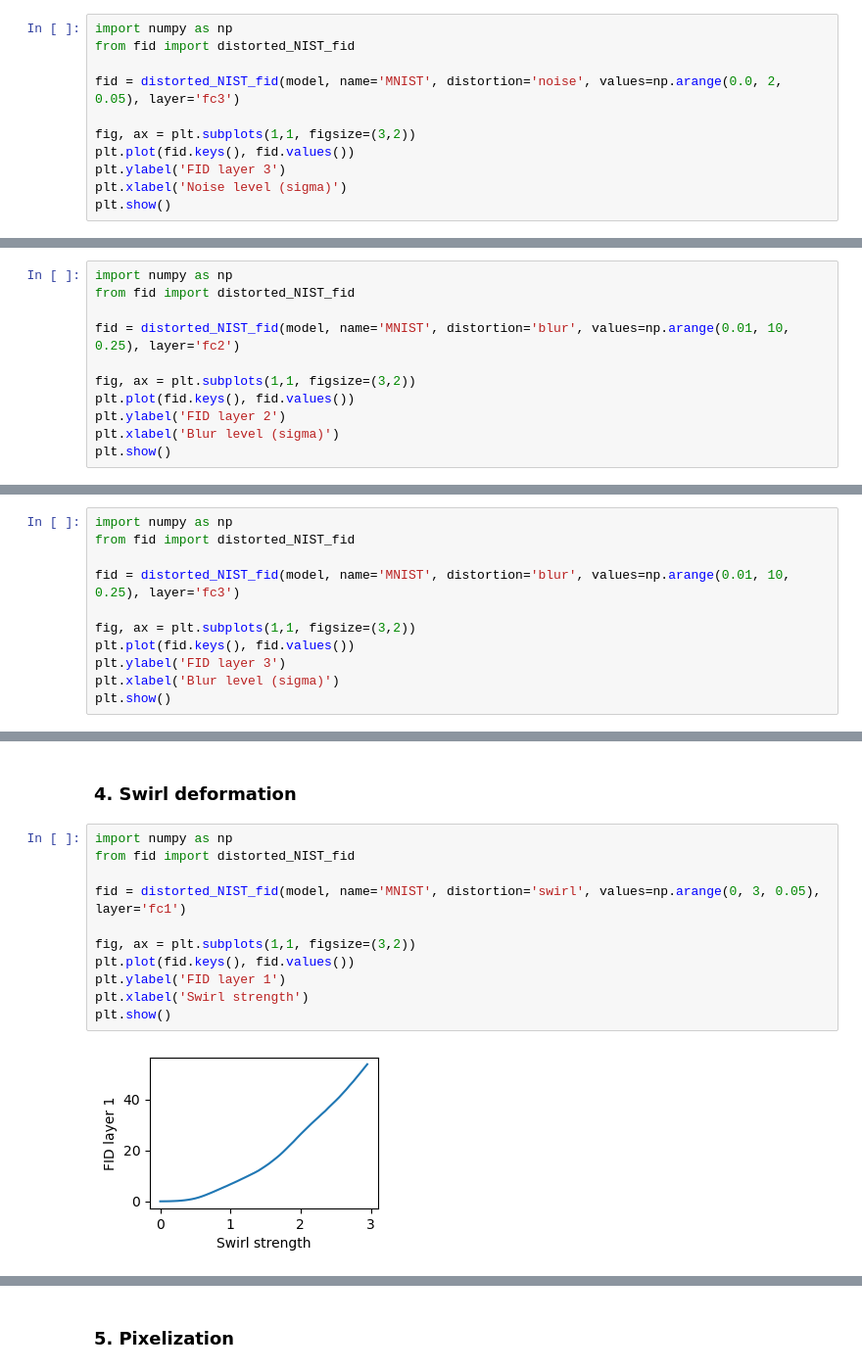
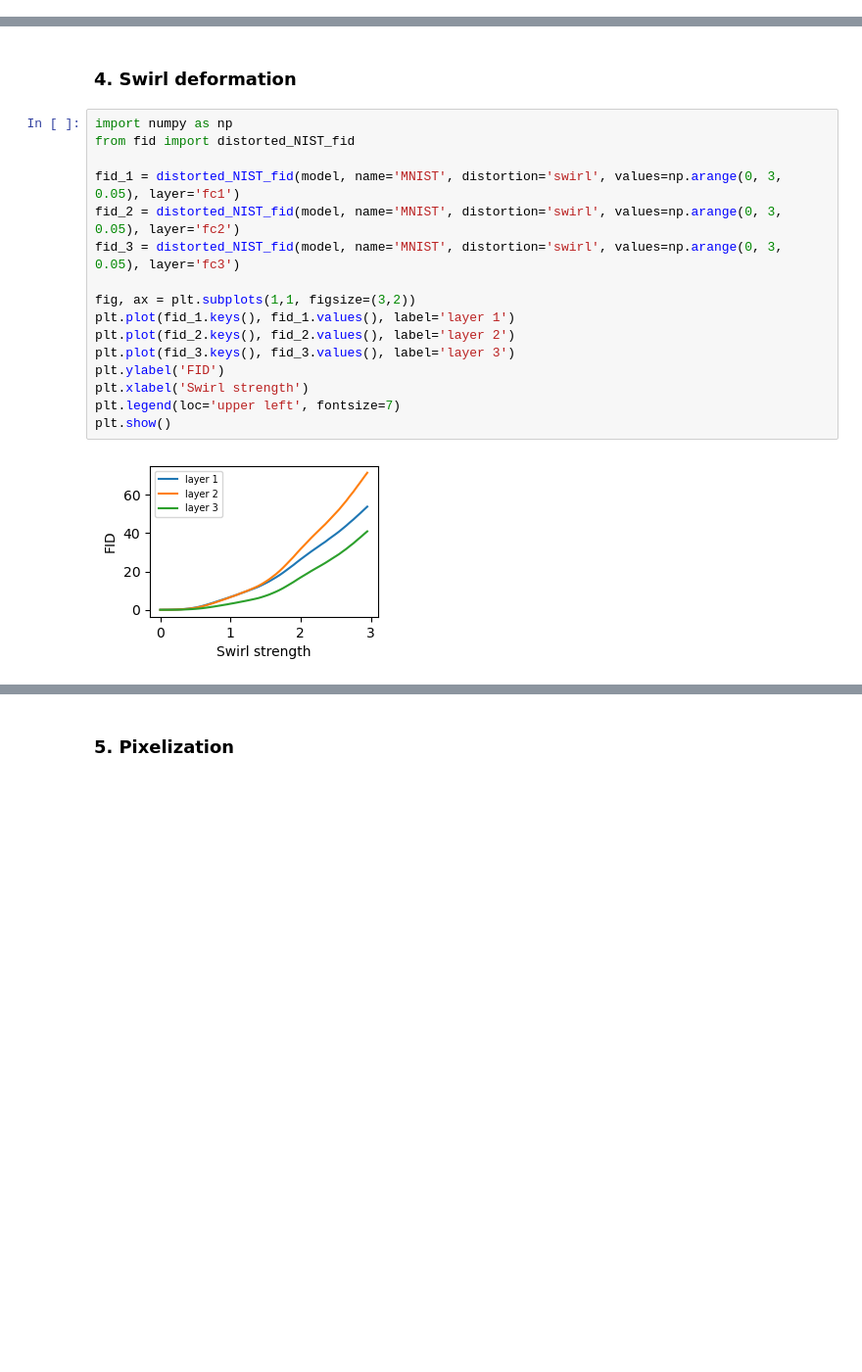
Before and after one commit to dfaroughy/FID-MNIST, a Jupyter notebook: FID_MNIST.ipynb, the cells around one changed output, grey strips where cells are left out. Shown at 98% size. Drawn from its saved outputs; the diff is of its cells as text; blank space fills up the shorter version.

```diff
--- a/FID_MNIST.ipynb
+++ b/FID_MNIST.ipynb
@@ -184,11 +209,0 @@ plt.show()
-# %%
-import numpy as np
-from fid import distorted_NIST_fid
-
-fid = distorted_NIST_fid(model, name='MNIST', distortion='noise', values=np.arange(0.0, 2, 0.05), layer='fc3')
-
-fig, ax = plt.subplots(1,1, figsize=(3,2))
-plt.plot(fid.keys(), fid.values())
-plt.ylabel('FID layer 3')
-plt.xlabel('Noise level (sigma)')
-plt.show()
@@ -212,11 +229,0 @@ plt.show()
-# %%
-import numpy as np
-from fid import distorted_NIST_fid
-
-fid = distorted_NIST_fid(model, name='MNIST', distortion='blur', values=np.arange(0.01, 10, 0.25), layer='fc2')
-
-fig, ax = plt.subplots(1,1, figsize=(3,2))
-plt.plot(fid.keys(), fid.values())
-plt.ylabel('FID layer 2')
-plt.xlabel('Blur level (sigma)')
-plt.show()
@@ -225,11 +229,0 @@ plt.show()
-# %%
-import numpy as np
-from fid import distorted_NIST_fid
-
-fid = distorted_NIST_fid(model, name='MNIST', distortion='blur', values=np.arange(0.01, 10, 0.25), layer='fc3')
-
-fig, ax = plt.subplots(1,1, figsize=(3,2))
-plt.plot(fid.keys(), fid.values())
-plt.ylabel('FID layer 3')
-plt.xlabel('Blur level (sigma)')
-plt.show()
@@ -240,13 +232,18 @@ plt.show()
 # %%
 import numpy as np
 from fid import distorted_NIST_fid
 
-fid = distorted_NIST_fid(model, name='MNIST', distortion='swirl', values=np.arange(0, 3, 0.05), layer='fc1')
+fid_1 = distorted_NIST_fid(model, name='MNIST', distortion='swirl', values=np.arange(0, 3, 0.05), layer='fc1')
+fid_2 = distorted_NIST_fid(model, name='MNIST', distortion='swirl', values=np.arange(0, 3, 0.05), layer='fc2')
+fid_3 = distorted_NIST_fid(model, name='MNIST', distortion='swirl', values=np.arange(0, 3, 0.05), layer='fc3')
 
 fig, ax = plt.subplots(1,1, figsize=(3,2))
-plt.plot(fid.keys(), fid.values())
-plt.ylabel('FID layer 1')
+plt.plot(fid_1.keys(), fid_1.values(), label='layer 1')
+plt.plot(fid_2.keys(), fid_2.values(), label='layer 2')
+plt.plot(fid_3.keys(), fid_3.values(), label='layer 3')
+plt.ylabel('FID')
 plt.xlabel('Swirl strength')
+plt.legend(loc='upper left', fontsize=7)
 plt.show()
 # %% [output]
-[figure, old version]
+[figure, new version]
```
Also changed, not shown: parts of 23 cells of this notebook, 1 other file.
